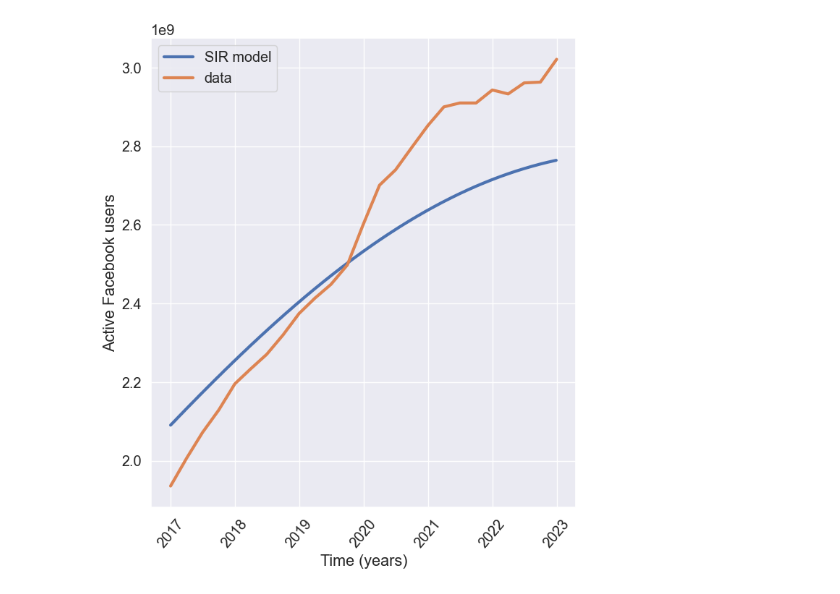
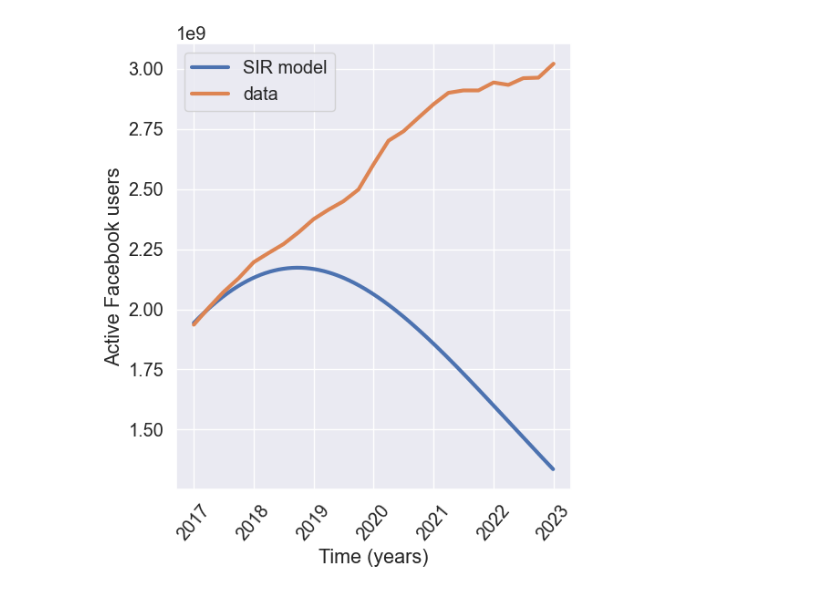
Before and after one commit to oThommy/modelling-2b, a Jupyter notebook: src/parameter_optimisation.ipynb, the cells around one changed output. Saved outputs shown, nothing was run; the diff lists cells and outputs as text; code cells hidden in the pictures.

```diff
--- a/src/parameter_optimisation.ipynb
+++ b/src/parameter_optimisation.ipynb
@@ -68,21 +92,28 @@ def least_squares_criterion(theta):
 
     I_estimate = np.vectorize(get_interpolated_I)(indices_month)
 
-    return np.sum((I_real - I_estimate) ** 2)
+    # return np.sum((I_real - I_estimate) ** 2)
+    return np.sum(np.abs(I_real - I_estimate))
 
-max_population_count = 9 * 10**9
+max_population_count = 9e9
 theta_bounds = scipy.optimize.Bounds(lb=(0, 0, 0, 0, 0), ub=(max_population_count, max_population_count, max_population_count, np.inf, np.inf))
+# theta_bounds = None
 theta_guess = (S0, I0, R0, alpha, beta)
+theta_guess = (8999.999989328582 * 1e6, 2091.3725329982294 * 1e6, 391.5967421761192 * 1e6, 0.0229549598647329, 0.011219988332903545)
 result: scipy.optimize.OptimizeResult = scipy.optimize.minimize(fun=least_squares_criterion, x0=theta_guess, method='nelder-mead', bounds=theta_bounds, options={
     # TODO: explain choices xatol and fatol
+    'xatol': min(1, 1e-6),
+    'fatol': 1e-5,
     # 'xatol': min(1, 1e-5),
+    # 'fatol': 1e4,
     # 'fatol': 25 * (1e5 / 25) ** 2,
-    # 'fatol': 1e4,
-    'xatol': 1e18,
-    'fatol': 1e13,
+    # 'xatol': 1e15,
+    # 'fatol': 0.4e9,
+    # 'maxiter': 1e5,
+    # 'maxfev': 1e5,
+    'maxiter': np.inf,
+    'maxfev': np.inf,
     'disp': True,
-    'maxiter': 1e5,
-    'maxfev': 1e5,
 })
 
 print(f'{result.success=}')
@@ -126,47 +175,51 @@ for n, t_n in enumerate(t_arr[:-1]):
     S_arr[n + 1] = S_arr[n] + t_step * (-alpha / N * S_arr[n] * I_arr[n])
     I_arr[n + 1] = I_arr[n] + t_step * (alpha / N * S_arr[n] * I_arr[n] - beta * I_arr[n])
 # %%
-FIGURE_WIDTH = 7
-FIGURE_HEIGHT = 8
+FIGURE_WIDTH = 7 * 4 / 5
+FIGURE_HEIGHT = 8 * 4 / 5
 LINEWIDTH = 3
 FONT_SCALE = 1.3
 
-MAX_TIMESTAMP_MILLISECONDS = dt.datetime(2023, 1, 1).timestamp() * 1000
+MAX_YEAR = 2023
+MAX_TIMESTAMP_MILLISECONDS = dt.datetime(MAX_YEAR, 1, 1).timestamp() * 1000
 
 t_arr_milliseconds = t_arr * config.MILLISECONDS_IN_MONTH + t_start_milliseconds
 sir_model = pd.DataFrame({
+    # FIXME:
     'I': I_arr,
     'timestamp_milliseconds': t_arr_milliseconds,
+    # 'I': I_estimate,
+    # 'timestamp_milliseconds': mau['timestamp_milliseconds'],
 })
 sir_model_cutoff = sir_model.loc[sir_model['timestamp_milliseconds'] <= MAX_TIMESTAMP_MILLISECONDS]
 mau_cutoff = mau.loc[mau['timestamp_milliseconds'] <= MAX_TIMESTAMP_MILLISECONDS]
 
 sns.set_theme()
 sns.set(font_scale=FONT_SCALE) # TODO: REFACTOR
 plt.figure(figsize=(FIGURE_WIDTH, FIGURE_HEIGHT))
 
 sns.lineplot(data=sir_model_cutoff, x='timestamp_milliseconds', y='I', label='SIR model', linewidth=LINEWIDTH)
 sns.lineplot(data=mau_cutoff, x='timestamp_milliseconds', y='MAU', label='data', linewidth=LINEWIDTH)
 
 def convert_year_to_timestamp_milliseconds(year: int) -> float:
     return dt.datetime(year, 1, 1).timestamp() * 1000
 
 def format_timestamp_milliseconds(timestamp_milliseconds: float) -> str:
     datetime_obj = dt.datetime.fromtimestamp(timestamp_milliseconds / 1000)
     return datetime_obj.strftime('%Y')
 
-years = list(range(2017, 2023 + 1)) # TODO: refactor met MAX_TIMESTAMP_MILLISECONDS
+years = list(range(2017, MAX_YEAR + 1)) # TODO: refactor met MAX_TIMESTAMP_MILLISECONDS
 xticks = list(map(convert_year_to_timestamp_milliseconds, years))
 xlabels = list(map(format_timestamp_milliseconds, xticks))
 
 ax = plt.gca()
 ax.set_xticks(xticks, xlabels, rotation=50)
 
 plt.xlabel('Time (years)')
 plt.ylabel('Active Facebook users')
 
 plt.tight_layout()
 plt.savefig(config.FIGURES_DIR / 'basic_facebook_sir_model_fitted_parameters.svg')
 plt.show()
 # %% [output]
-[figure, old version]
+[figure, new version]
```
Also changed, not shown: parts of 6 cells of this notebook, 2 other files.
